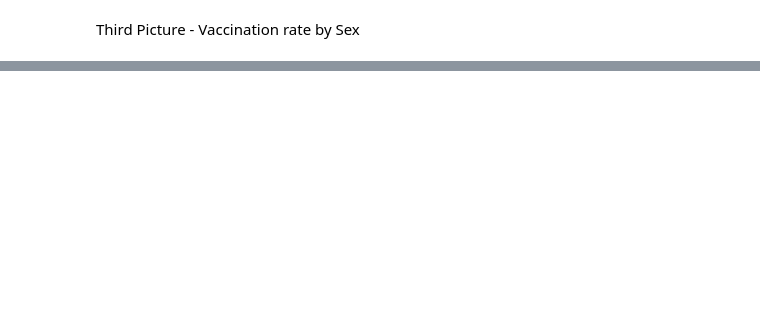
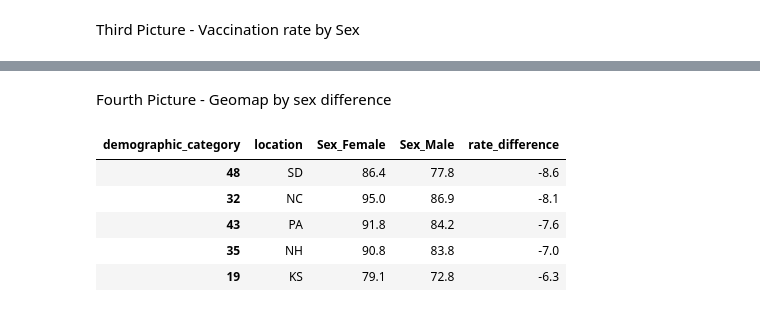
Before and after one commit to ehsanshahrabi/Cyber-Boolean, a Jupyter notebook: vaccination-yipan.ipynb, the cells around one changed output, grey strips where cells are left out. Drawn from its saved outputs; the diff is of its cells as text; code cells hidden in the pictures; blank space fills up the shorter version.

```diff
--- a/vaccination-yipan.ipynb
+++ b/vaccination-yipan.ipynb
@@ -140,0 +162,30 @@ result2_df
+# %% [markdown]
+Fourth Picture - Geomap by sex difference
+# %%
+# Filter only demographic_category with Sex_Male and Sex_Female
+allsex_df = sex_df[(sex_df["demographic_category"]=="Sex_Male")|(sex_df["demographic_category"]=="Sex_Female")]
+
+# Only choose column "location","demographic_category", "administered_dose1_pct_agegroup"
+allsex_df = allsex_df[["location","demographic_category", "administered_dose1_pct_agegroup"]]
+
+# Change the data type of administered_dose1_pct_agegroup from string to float
+allsex_df["administered_dose1_pct_agegroup"] = allsex_df["administered_dose1_pct_agegroup"].astype(float)
+
+# Pivot Sex Male data and Sex Fale data
+allsex_df = allsex_df.pivot(index = "location",columns="demographic_category",values="administered_dose1_pct_agegroup")
+
+# Calculate the difference for each state
+rate_difference = allsex_df["Sex_Male"] - allsex_df["Sex_Female"]
+allsex_df["rate_difference"] = rate_difference
+
+#Reset location as column
+allsex_df = allsex_df.reset_index()
+
+allsex_df.sort_values(by=["rate_difference"],ascending=True).head()
+# %% [output]
+| demographic_category | location | Sex_Female | Sex_Male | rate_difference |
+| 48 | SD | 86.4 | 77.8 | -8.6 |
+| 32 | NC | 95.0 | 86.9 | -8.1 |
+| 43 | PA | 91.8 | 84.2 | -7.6 |
+| 35 | NH | 90.8 | 83.8 | -7.0 |
+| 19 | KS | 79.1 | 72.8 | -6.3 |
```
Also changed, not shown: parts of 21 cells of this notebook, 1 other file.
